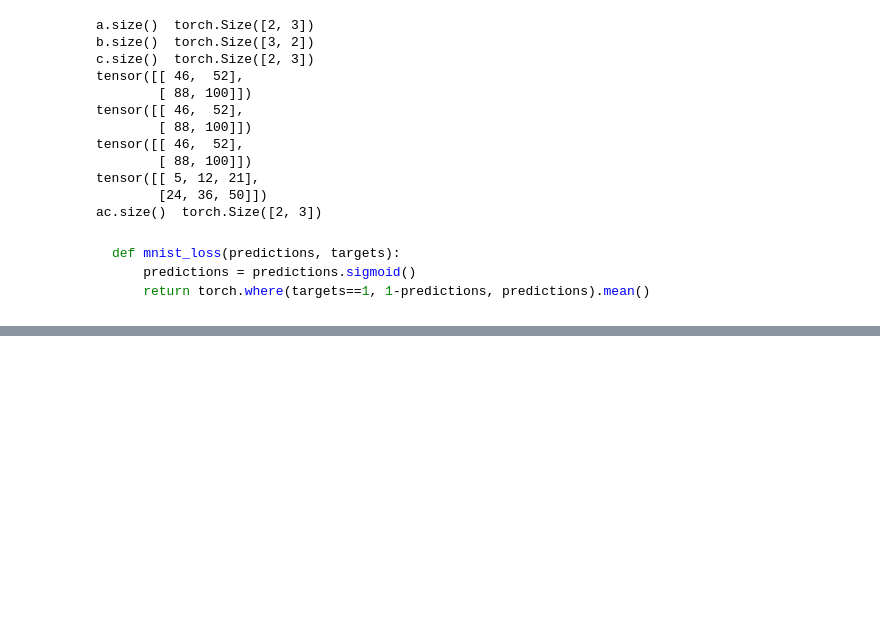
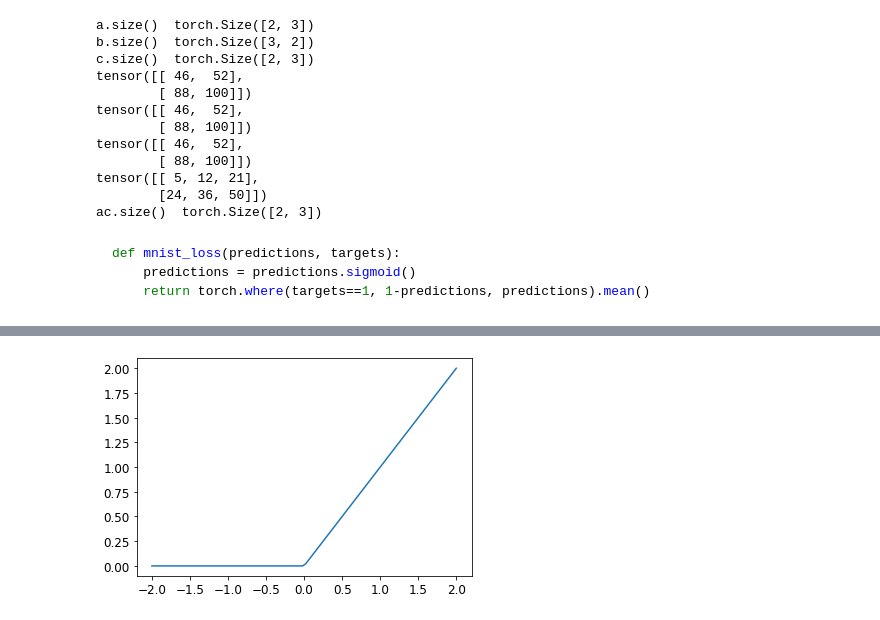
Before and after one commit to ernestomccormick/python-basics, a Jupyter notebook: fastbook_sandbox.ipynb, the cells around one changed output, grey strips where cells are left out. Drawn from its saved outputs; the diff is of its cells as text; code cells hidden in the pictures; blank space fills up the shorter version.

```diff
--- a/fastbook_sandbox.ipynb
+++ b/fastbook_sandbox.ipynb
@@ -192,0 +245,4 @@ def mnist_loss(predictions, targets):
+# %%
+plot_function(F.relu)
+# %% [output]
+[figure, added]
```
Also changed, not shown: parts of 19 cells of this notebook, 1 other file.
